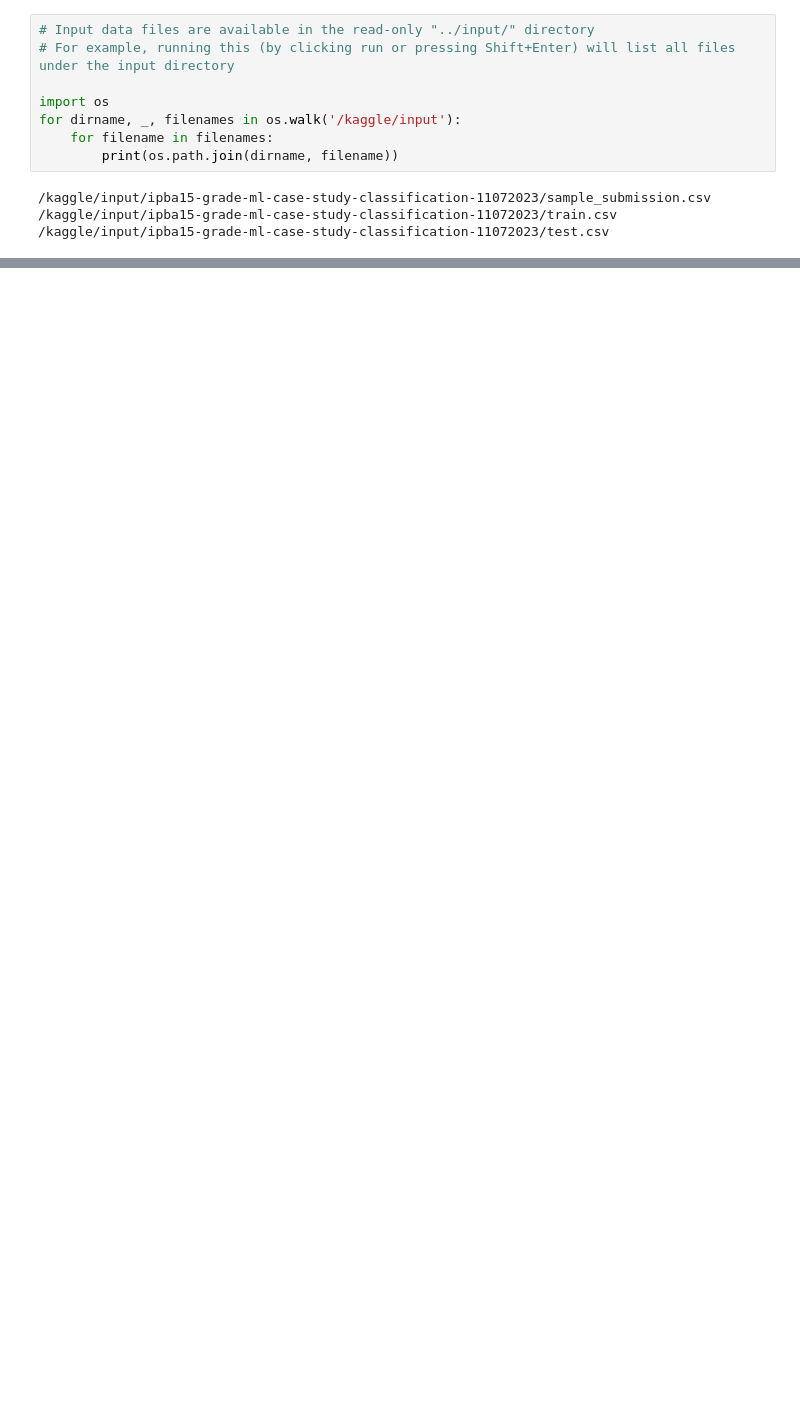
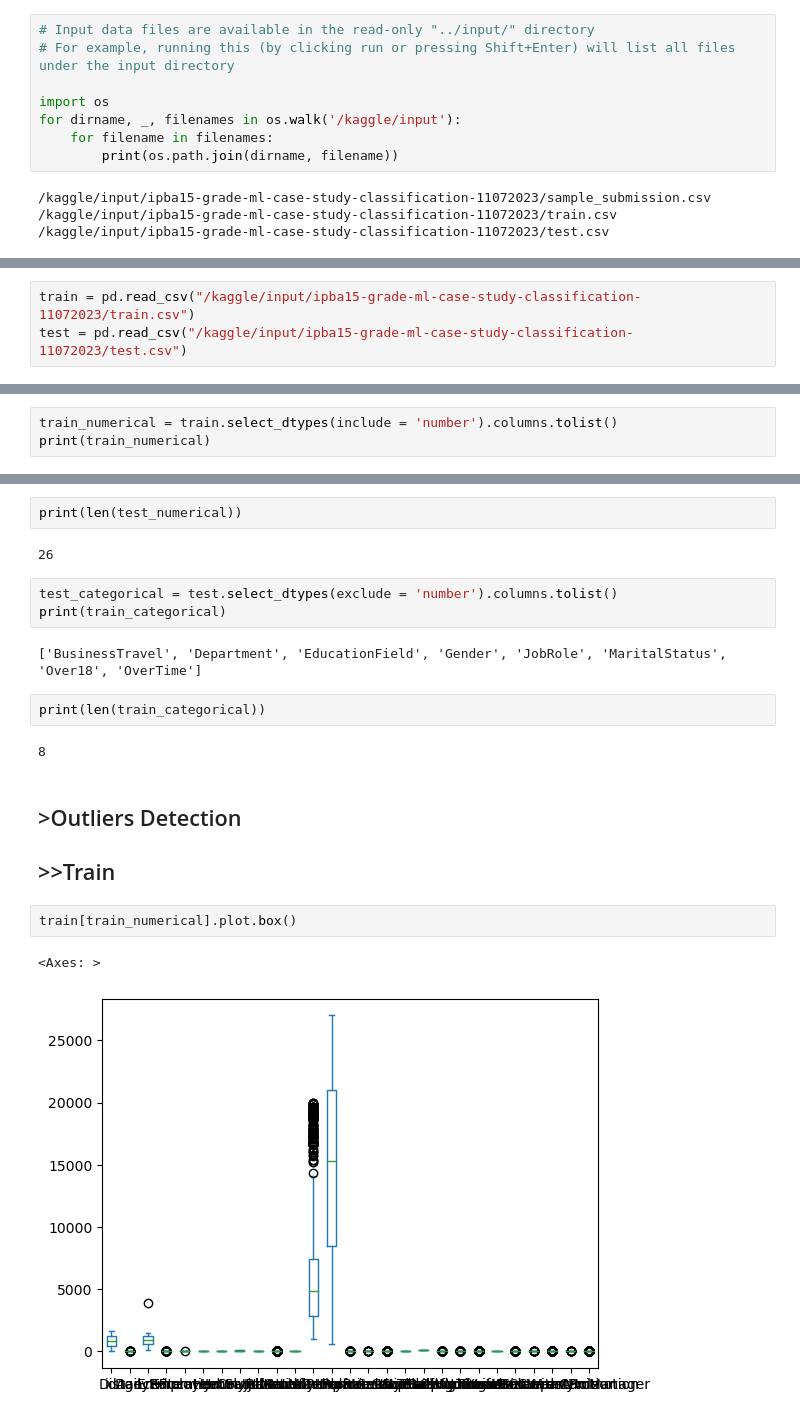
Before and after one commit to pratik-ka-git/Kaggle, a Jupyter notebook: ml-attrition.ipynb, the cells around one changed output, grey strips where cells are left out. Saved outputs shown, nothing was run; the diff lists cells and outputs as text; blank space fills up the shorter version.

Commit message:
Kaggle Notebook | ML | Attrition | Version 2

```diff
--- a/ml-attrition.ipynb
+++ b/ml-attrition.ipynb
@@ -12,0 +44,3 @@ for dirname, _, filenames in os.walk('/kaggle/input'):
+# %%
+train = pd.read_csv("/kaggle/input/ipba15-grade-ml-case-study-classification-11072023/train.csv")
+test = pd.read_csv("/kaggle/input/ipba15-grade-ml-case-study-classification-11072023/test.csv")
@@ -12,0 +104,3 @@ for dirname, _, filenames in os.walk('/kaggle/input'):
+# %%
+train_numerical = train.select_dtypes(include = 'number').columns.tolist()
+print(train_numerical)
@@ -12,0 +129,21 @@ for dirname, _, filenames in os.walk('/kaggle/input'):
+# %%
+print(len(test_numerical))
+# %% [output]
+26
+# %%
+test_categorical = test.select_dtypes(exclude = 'number').columns.tolist()
+print(train_categorical)
+# %% [output]
+['BusinessTravel', 'Department', 'EducationField', 'Gender', 'JobRole', 'MaritalStatus', 'Over18', 'OverTime']
+# %%
+print(len(train_categorical))
+# %% [output]
+8
+# %% [markdown]
+## >Outliers Detection
+## >>Train
+# %%
+train[train_numerical].plot.box()
+# %% [output]
+<Axes: >
+[figure, added]
```
Also changed, not shown: parts of 29 cells of this notebook.
